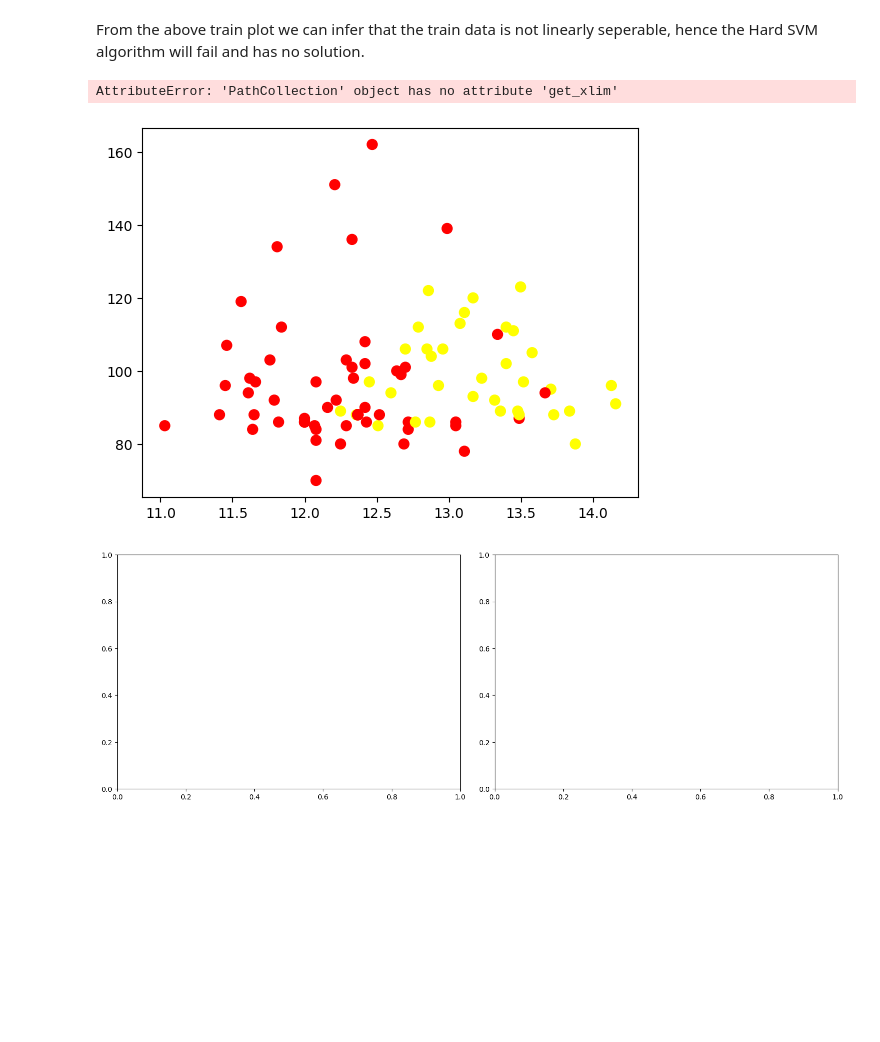
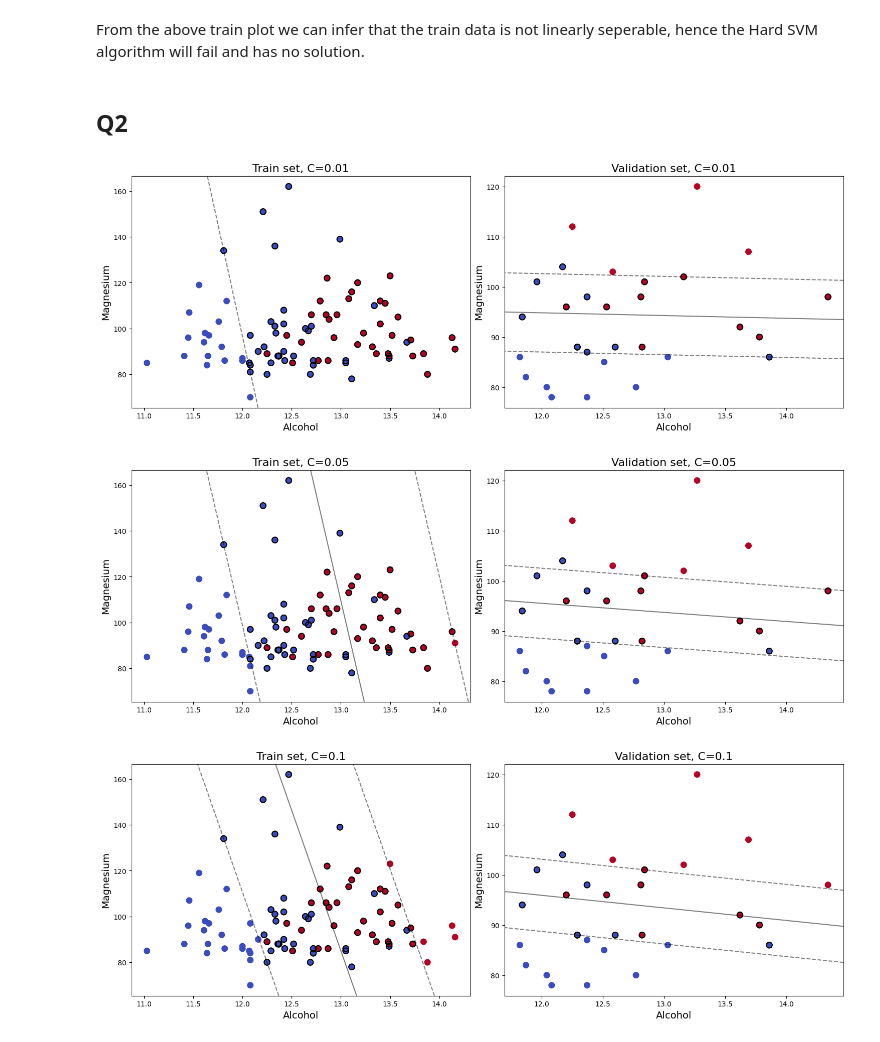
Before and after one commit to AmitShirazi1/ML_hw2, a Jupyter notebook: q1.ipynb, the cells around one changed output. Saved outputs shown, nothing was run; the diff lists cells and outputs as text; code cells hidden in the pictures; blank space fills up the shorter version.

```diff
--- a/q1.ipynb
+++ b/q1.ipynb
@@ -38,9 +38,10 @@ display_scatter(val_df, 'validation set')
 [figure]
 # %% [markdown]
 From the above train plot we can infer that the train data is not linearly seperable, hence the Hard SVM algorithm will fail and has no solution.
+# %% [markdown]
+## Q2
 # %%
 import numpy as np
-from sklearn.datasets import make_blobs
 
 def plot_svc_decision_function(model, ax=None, plot_support=True):
     """Plot the decision function for a 2D SVC"""
@@ -65,42 +66,38 @@ def plot_svc_decision_function(model, ax=None, plot_support=True):
     if plot_support:
         ax.scatter(model.support_vectors_[:, 0],
                    model.support_vectors_[:, 1],
-                   s=50, linewidth=1, facecolors='none', edgecolor='black');
+                   s=70, linewidth=1.5, facecolors='none',cmap='coolwarm', edgecolor='black');
     ax.set_xlim(xlim)
     ax.set_ylim(ylim)
-# %%
-from sklearn.svm import SVC
-from sklearn.preprocessing import StandardScaler
-
-# TODO: doesn't work well
-x_train = np.array((train_df[['alcohol', 'magnesium']].values.tolist()))
-plt.scatter(x_train[:, 0], x_train[:, 1], c=train_df['target'], s=50, cmap='autumn')
-for c in [0.01, 0.05, 0.1]:
-    fig, ax = plt.subplots(1, 2, figsize=(16, 6))
-    fig.subplots_adjust(left=0.0625, right=0.95, wspace=0.1)
-
-    model = SVC(kernel='linear', C=c)
-    scaler = StandardScaler()
-    #x_train = np.array((train_df[['alcohol', 'magnesium']].values.tolist()))
-# plt.scatter(x_train[:, 0], x_train[:, 1], c=train_df['target'], s=50, cmap='autumn')
-    x_train= scaler.fit_transform(x_train)
-    #x_train = np.array(scaler.fit_transform(train_df[['alcohol', 'magnesium']], y_train))
-    x_val = scaler.transform(val_df[['alcohol', 'magnesium']])
-    y_train = np.array(train_df['target'].values.tolist())
-
-    model.fit(x_train, y_train)
-    y_pred = model.predict(x_val)
-
-#  ax[0].scatter(x_train[:, 0], x_train[:, 1], c=y_train, s=50, cmap='autumn')
-# ax[0].set_title('Train set, C=' + str(c))
-    plot_svc_decision_function(model)
-
-# ax[1].scatter(x_val[:, 0], x_val[:, 1], c=y_pred, s=50, cmap='autumn')
-    #ax[1].set_title('Validation set, C=' + str(c))
-    plot_svc_decision_function(model, ax[1])
-
-    print('C:', c, 'Score:', model.score(val_df[['alcohol', 'magnesium']], val_df['target']))
-# %% [output]
-AttributeError: 'PathCollection' object has no attribute 'get_xlim'
-[figure, removed]
-[figure, removed]
+# %%
+from sklearn.svm import SVC
+
+def plot_svm(c, X, y, ax=None, kernel='linear', deg=None):
+    model = SVC(kernel=kernel, C=c) if deg is None else SVC(kernel=kernel, degree=deg, C=c)
+    model.fit(X, y)
+
+    ax = ax or plt.gca()
+    ax.scatter(X[:, 0], X[:, 1], c=y, s=70, cmap='coolwarm')
+    plot_svc_decision_function(model, ax)
+
+c_list = [0.01, 0.05, 0.1]
+
+for c in c_list:
+    fig, ax = plt.subplots(1, 2, figsize=(16, 6))
+    fig.subplots_adjust(left=0.0625, right=0.95, wspace=0.1)
+
+    plot_svm(c, train_df[['alcohol', 'magnesium']].values, train_df['target'].values, ax[0])
+    ax[0].set_title('Train set, C=' + str(c), fontsize=16)
+    ax[0].set_xlabel('Alcohol', fontsize=14)
+    ax[0].set_ylabel('Magnesium', fontsize=14)
+
+    plot_svm(c, val_df[['alcohol', 'magnesium']].values, val_df['target'].values, ax[1])
+    ax[1].set_title('Validation set, C=' + str(c), fontsize=16)
+    ax[1].set_xlabel('Alcohol', fontsize=14)
+    ax[1].set_ylabel('Magnesium', fontsize=14)
+# TODO: add legend
+plt.show()
+# %% [output]
+[figure, added]
+[figure, added]
+[figure, added]
```
Also changed, not shown: parts of 11 cells of this notebook.
